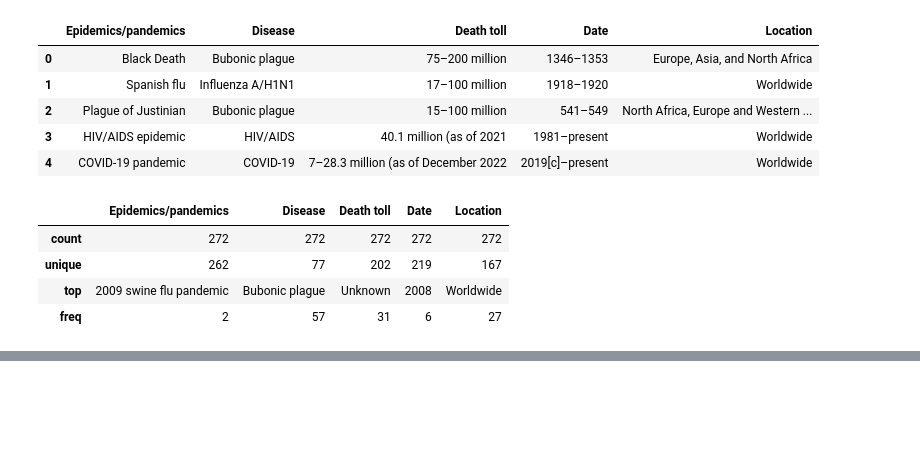
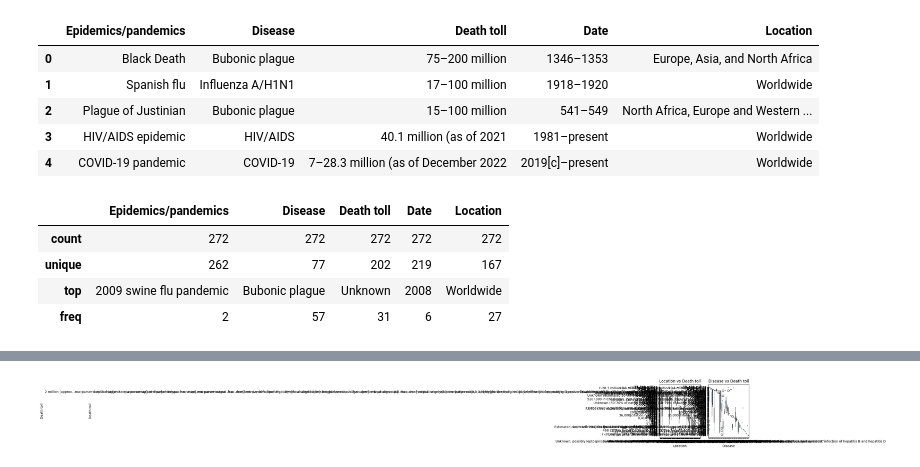
Before and after one commit to yashhhsinghal/Pandemic, a Jupyter notebook: Pandemic.ipynb, the cells around one changed output, grey strips where cells are left out. Cells and saved outputs as stored; diff of their text form; code cells hidden in the pictures; blank space fills up the shorter version.

```diff
--- a/Pandemic.ipynb
+++ b/Pandemic.ipynb
@@ -97,0 +126,9 @@ data["Location"].unique()
+# %%
+# Bivariate Analysis
+fig, axes = plt.subplots(1, 2, figsize=(5, 3))
+sns.boxplot(x='Location', y='Death toll', data=data, ax=axes[0]).set_title('Location vs Death toll')
+sns.boxplot(x='Disease', y='Death toll', data=data, ax=axes[1]).set_title('Disease vs Death toll')
+plt.tight_layout()
+plt.show()
+# %% [output]
+[figure, added]
```
Also changed, not shown: parts of 8 cells of this notebook.
